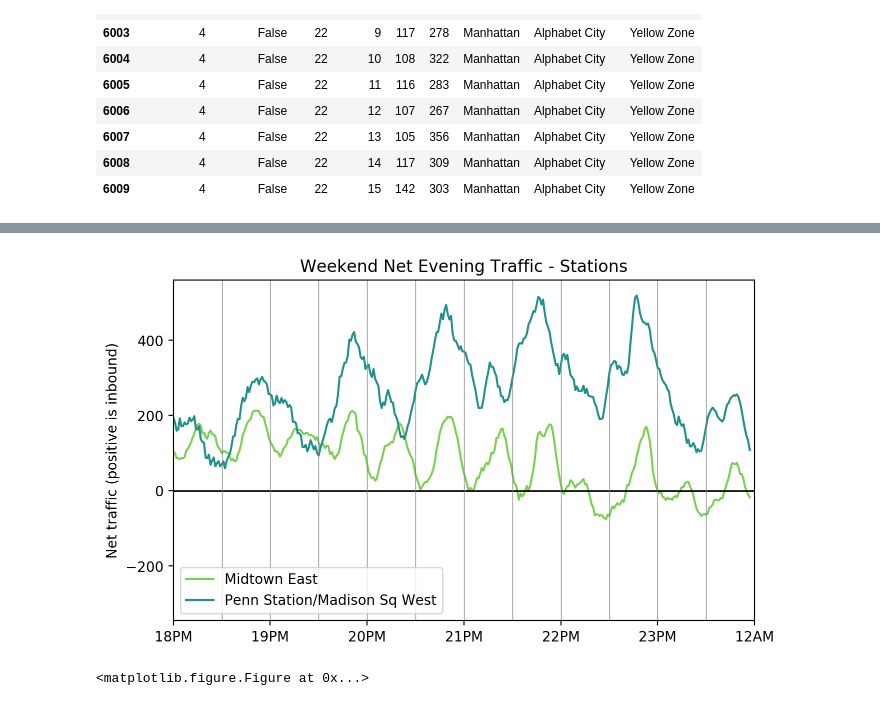
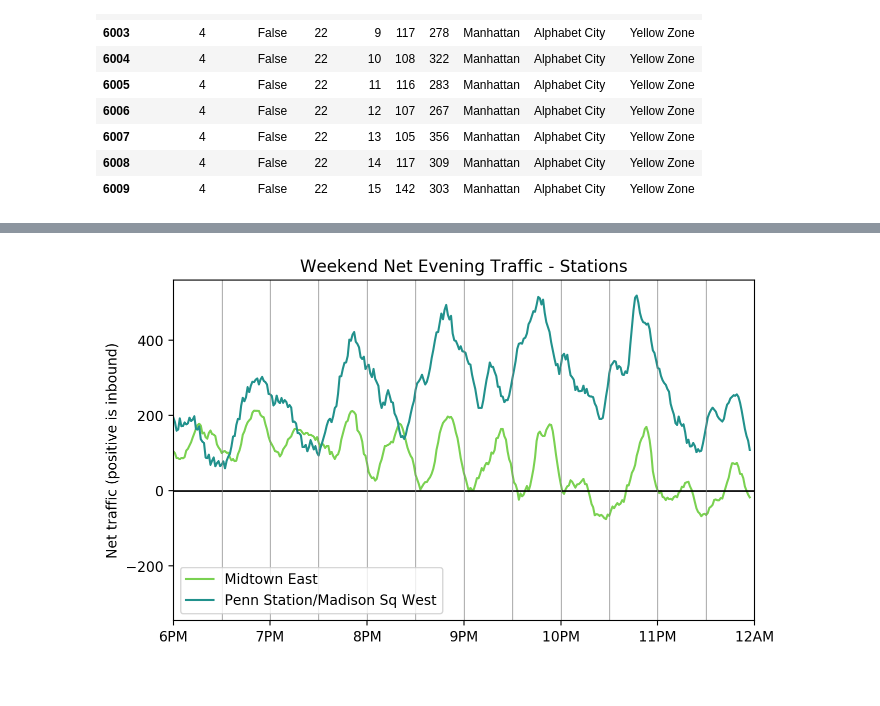
Before and after one commit to ds1004-sp17/ds1004, a Jupyter notebook: deliverable1/analysis/plots.ipynb, the cells around one changed output, grey strips where cells are left out. Saved outputs shown, nothing was run; the diff lists cells and outputs as text; code cells hidden in the pictures.

Commit message:
fix am pm plot labels

```diff
--- a/deliverable1/analysis/plots.ipynb
+++ b/deliverable1/analysis/plots.ipynb
@@ -216,34 +214,33 @@ plt.savefig("weekend_net.png",bbox_inches="tight")
 # %%
 zones = [
     ('Midtown East', cm.viridis(0.8)),
     ('Penn Station/Madison Sq West', cm.viridis(0.5))
 ]
 
 plt.figure(figsize=(7.5,4.5))
 #plt.plot(fidi_n_timeofday, fidi_n_net)
 for zone, color in zones:
     timeofday, net = get_line(zone, is_weekend=True)
     # 5 minute moving average
     plt.plot(timeofday,
              net.rolling(window=5, win_type='boxcar', center=True).mean(),
              label=zone, color=color)
 
 hours = [x * 60 for x in range(18, 25)]
-hour_labels = ['{0}PM'.format(x) for x in range(18, 24)] + ['12AM']
+hour_labels = ['{0}PM'.format(x) for x in range(6, 12)] + ['12AM']
 plt.xticks(hours, hour_labels)
 plt.legend(loc='best')
 plt.title('Weekend Net Evening Traffic - Stations')
 plt.ylabel('Net traffic (positive is inbound)')
 plt.axhline(y=0, linewidth=1, color='black')
 
 times_00 = [(x, 0) for x in range(19, 24)]
 times_30 = [(x, 30) for x in range(18, 24)]
 time_idx = [h * 60 + m for h, m in times_00 + times_30]
 for t in time_idx:
     plt.axvline(x=t, linewidth=0.5, color='grey')
 
 plt.xlim(18*60, 24*60)
-plt.savefig("weekend_net_stations.png",bbox_inches="tight")
+plt.savefig("weekend_net_stations.png",bbox_inches="tight",dpi=300)
 # %% [output]
-[figure, old version]
+[figure, new version]
-<matplotlib.figure.Figure at 0x...>
```
Also changed, not shown: parts of 2 cells of this notebook, 1 other file.
